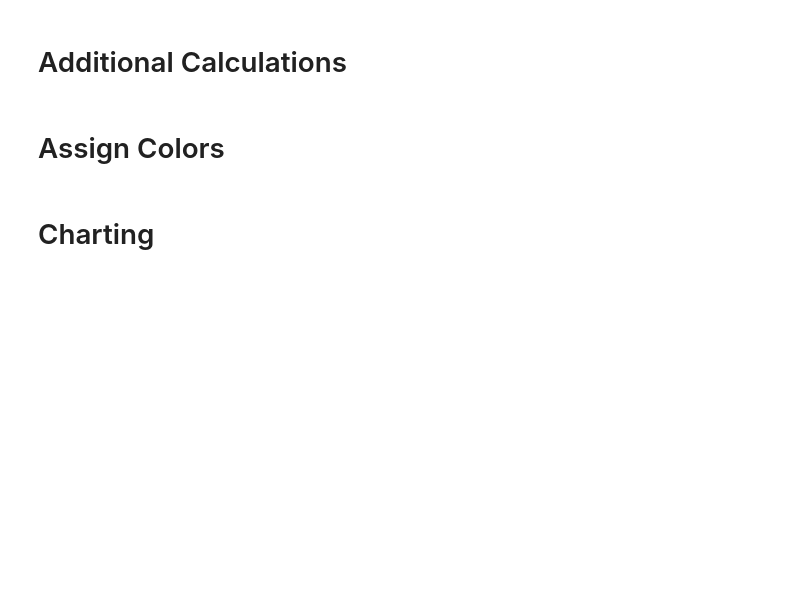
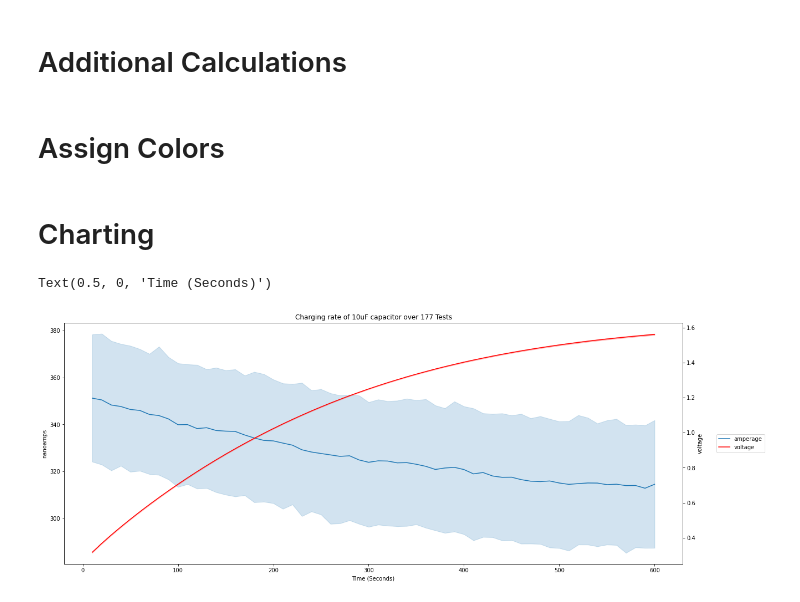
Before and after one commit to darkmatter2222/Nuclear-Battery, a Jupyter notebook: measurement_techniques/analiyze_measurements/single_cell_performance_testing.ipynb, the cells around one changed output. Cells and saved outputs as stored; diff of their text form; code cells hidden in the pictures; blank space fills up the shorter version.

```diff
--- a/measurement_techniques/analiyze_measurements/single_cell_performance_testing.ipynb
+++ b/measurement_techniques/analiyze_measurements/single_cell_performance_testing.ipynb
@@ -124,9 +152,19 @@ import matplotlib.pyplot as plt
 # %%
 most_recient_test = df[df['time_of_test'].isin(df.sort_values(by='time_of_test', ascending=False).reset_index()['time_of_test'].unique())]
 
-fig, ax = plt.subplots(1, figsize=(30,15), facecolor='white')
-sns.lineplot(data=most_recient_test, x="time", y="nanoamps", ax = ax)
+fig, ax = plt.subplots(1, figsize=(20,8), facecolor='white')
+
+
+sns.lineplot(data=most_recient_test, x="time", y="nanoamps", ax = ax, label = 'amperage')
+
 ax2 = ax.twinx()
-sns.lineplot(data=most_recient_test, x="time", y="voltage", ax = ax2, color='red').set_title(f"Charging rate of 10uF capacitor (Voltage = Red)")
+sns.lineplot(data=most_recient_test, x="time", y="voltage", ax = ax2, color='red').set_title(f"Charging rate of 10uF capacitor over {len(most_recient_test['time_of_test'].unique())} Tests")
+ax.plot(np.nan, '-r', label = 'voltage')  # Make an agent in ax
+
+ax.legend(loc='center left', bbox_to_anchor=(1.05, 0.5))
+ax.set_xlabel('Time (Seconds)')
+# %% [output]
+Text(0.5, 0, 'Time (Seconds)')
+[figure, added]
 # %%
 len(most_recient_test.index)
```
Also changed, not shown: parts of 8 cells of this notebook.
